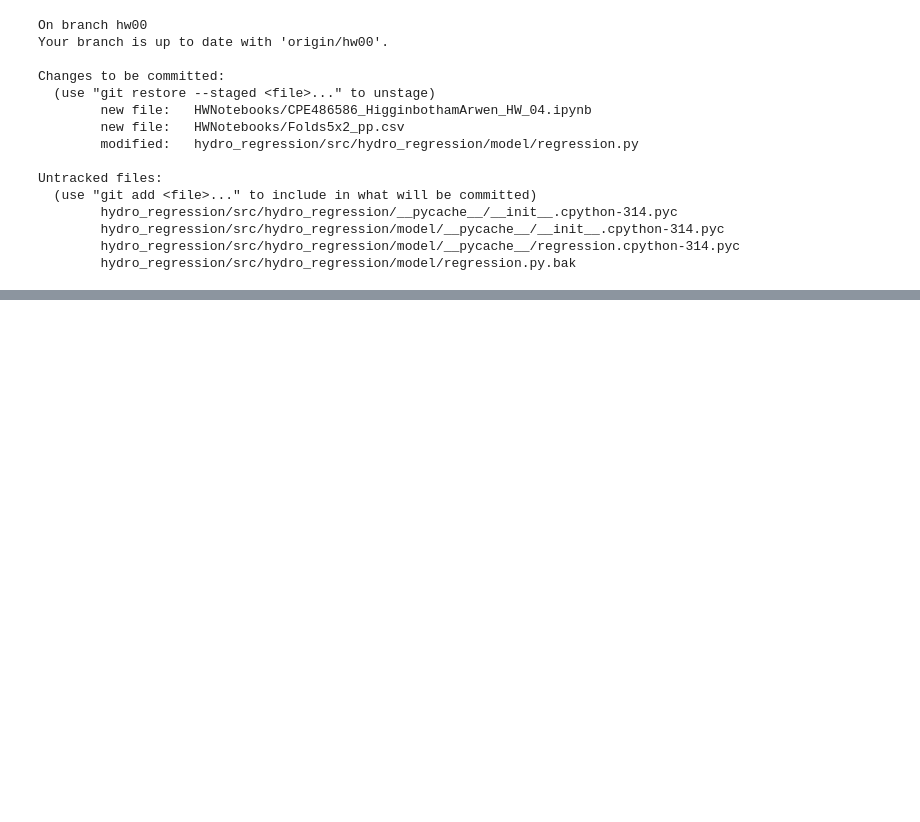
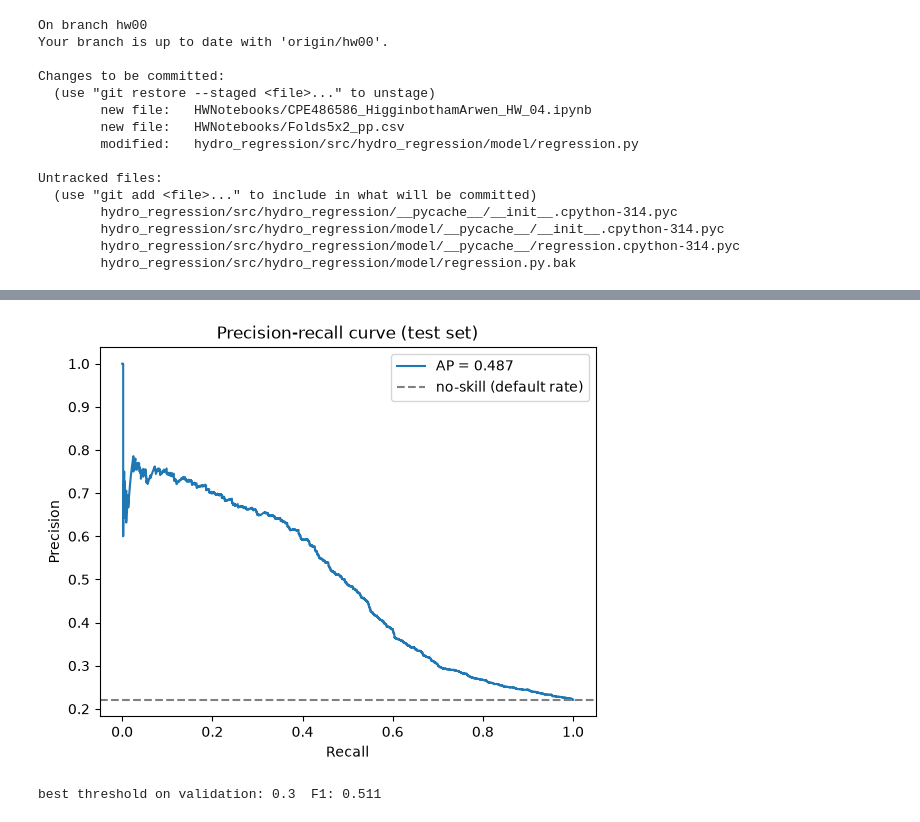
Before and after one commit to zeusandatlasgh/zeusandatlas, a Jupyter notebook: HWNotebooks/CPE486586_HigginbothamArwen_HW_04.ipynb, the cells around one changed output, grey strips where cells are left out. Cells and saved outputs as stored; diff of their text form; code cells hidden in the pictures; blank space fills up the shorter version.

```diff
--- a/HWNotebooks/CPE486586_HigginbothamArwen_HW_04.ipynb
+++ b/HWNotebooks/CPE486586_HigginbothamArwen_HW_04.ipynb
@@ -645,0 +1055,26 @@ Untracked files:
+# %%
+from sklearn.metrics import precision_recall_curve, average_precision_score
+
+prec, rec, _ = precision_recall_curve(y_test, proba)
+plt.plot(rec, prec, label=f"AP = {average_precision_score(y_test, proba):.3f}")
+plt.axhline(y_test.mean(), color="gray", linestyle="--", label="no-skill (default rate)")
+plt.xlabel("Recall")
+plt.ylabel("Precision")
+plt.title("Precision-recall curve (test set)")
+plt.legend()
+plt.show()
+# %% [output]
+[figure, added]
+# %%
+Xsub, Xval, ysub, yval = train_test_split(
+    Xtr, y_train, test_size=0.2, random_state=1, stratify=y_train)
+
+logit_v = LogisticRegression(lr=0.1, epochs=30, batch_size=64, verbose=False).fit(Xsub, ysub)
+pval = logit_v.predict_proba(Xval)
+
+ths = np.arange(0.10, 0.61, 0.025)
+f1s = [f1_score(yval, (pval >= t).astype(int)) for t in ths]
+best_t = ths[int(np.argmax(f1s))]
+print("best threshold on validation:", round(best_t, 3), " F1:", round(max(f1s), 3))
+# %% [output]
+best threshold on validation: 0.3  F1: 0.511
```
Also changed, not shown: parts of 28 cells of this notebook, 1 other file.
